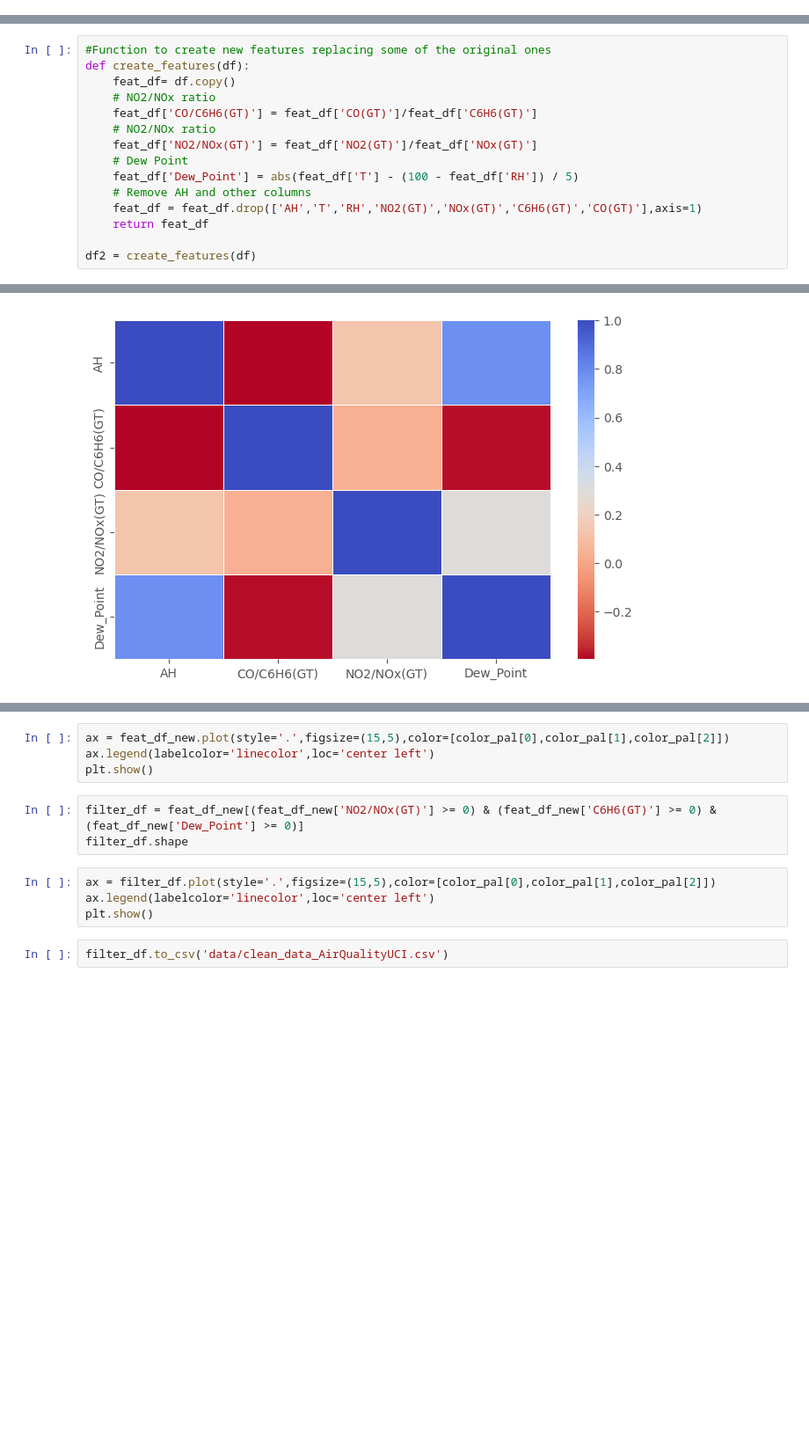
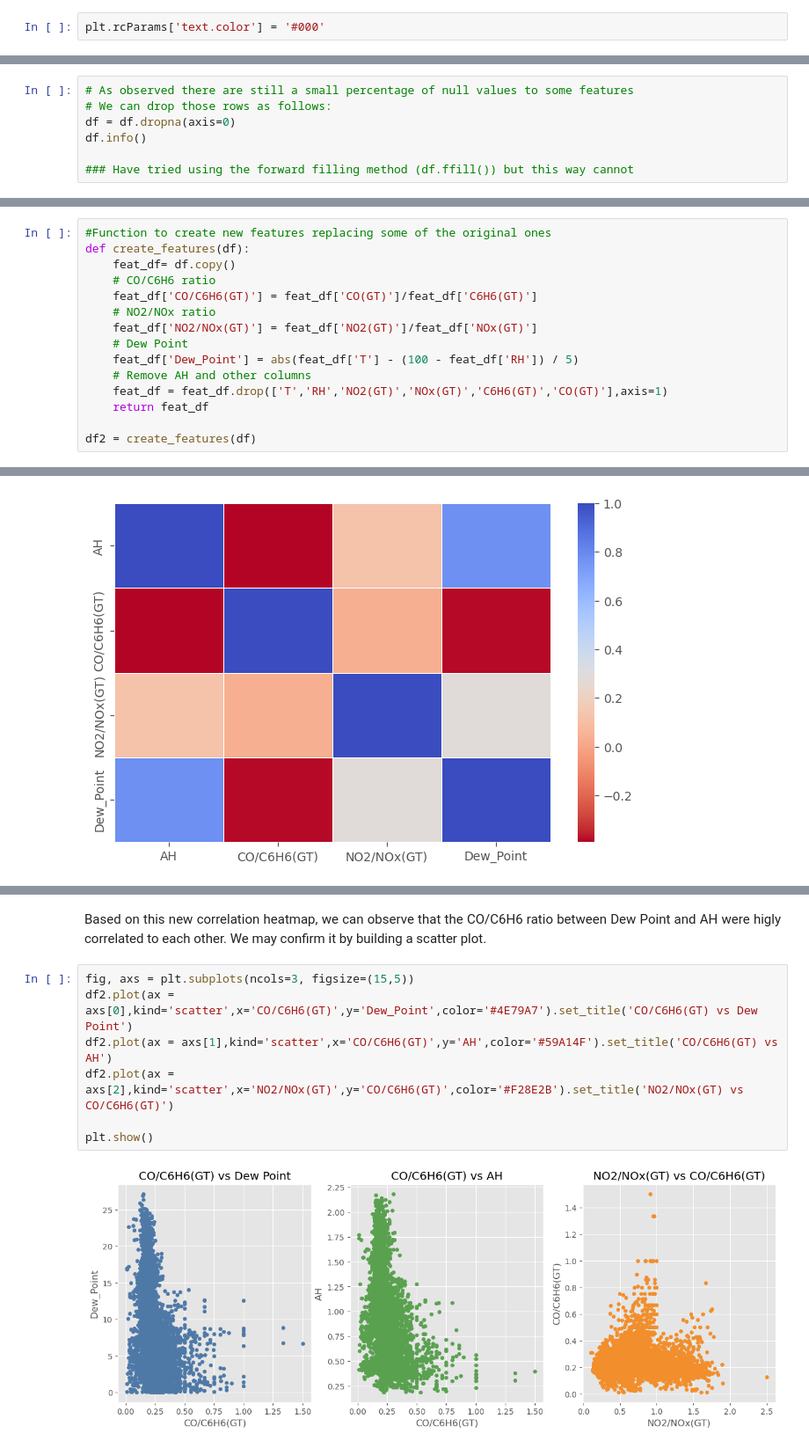
Before and after one commit to bryancastillo10/Machine-Learning-Projects, a Jupyter notebook: data_cleaning_air_quality.ipynb, the cells around one changed output, grey strips where cells are left out. Shown at 88% size. Cells and saved outputs as stored; diff of their text form; blank space fills up the shorter version.

```diff
--- a/data_cleaning_air_quality.ipynb
+++ b/data_cleaning_air_quality.ipynb
@@ -27,6 +27,8 @@ import seaborn as sns
 
 color_pal = sns.color_palette()
 plt.style.use('ggplot')
+# %%
+plt.rcParams['text.color'] = '#000'
 # %%
 df = pd.read_csv('data/AirQualityUCI.csv',sep=';')
 df.info()
@@ -137,3 +139,10 @@ NO2(GT) : 0.18540808784711224
 T : 0.05068102629078239
 RH : 0.05068102629078239
 AH : 0.05068102629078239
+# %%
+# As observed there are still a small percentage of null values to some features
+# We can drop those rows as follows:
+df = df.dropna(axis=0)
+df.info()
+
+### Have tried using the forward filling method (df.ffill()) but this way cannot
@@ -155,14 +178,14 @@ $T_d = T-\frac{{100 - RH}}{5}$
 #Function to create new features replacing some of the original ones
 def create_features(df):
     feat_df= df.copy()
-    # NO2/NOx ratio
+    # CO/C6H6 ratio
     feat_df['CO/C6H6(GT)'] = feat_df['CO(GT)']/feat_df['C6H6(GT)']
     # NO2/NOx ratio
     feat_df['NO2/NOx(GT)'] = feat_df['NO2(GT)']/feat_df['NOx(GT)']
     # Dew Point
     feat_df['Dew_Point'] = abs(feat_df['T'] - (100 - feat_df['RH']) / 5)
     # Remove AH and other columns
-    feat_df = feat_df.drop(['AH','T','RH','NO2(GT)','NOx(GT)','C6H6(GT)','CO(GT)'],axis=1)
+    feat_df = feat_df.drop(['T','RH','NO2(GT)','NOx(GT)','C6H6(GT)','CO(GT)'],axis=1)
     return feat_df
 
 df2 = create_features(df)
@@ -180,13 +199,11 @@ feat_df_new = feat_df_new.drop('NMHC/CO(GT)',axis=1).copy()
-# %%
-ax = feat_df_new.plot(style='.',figsize=(15,5),color=[color_pal[0],color_pal[1],color_pal[2]])
-ax.legend(labelcolor='linecolor',loc='center left')
-plt.show()
-# %%
-filter_df = feat_df_new[(feat_df_new['NO2/NOx(GT)'] >= 0) & (feat_df_new['C6H6(GT)'] >= 0) & (feat_df_new['Dew_Point'] >= 0)]
-filter_df.shape
-# %%
-ax = filter_df.plot(style='.',figsize=(15,5),color=[color_pal[0],color_pal[1],color_pal[2]])
-ax.legend(labelcolor='linecolor',loc='center left')
-plt.show()
-# %%
-filter_df.to_csv('data/clean_data_AirQualityUCI.csv')
+# %% [markdown]
+<p style="text-align:justify;">Based on this new correlation heatmap, we can observe that the CO/C6H6 ratio between Dew Point and AH were higly correlated to each other. We may confirm it by building a scatter plot.</p>
+# %%
+fig, axs = plt.subplots(ncols=3, figsize=(15,5))
+df2.plot(ax = axs[0],kind='scatter',x='CO/C6H6(GT)',y='Dew_Point',color='#4E79A7').set_title('CO/C6H6(GT) vs Dew Point')
+df2.plot(ax = axs[1],kind='scatter',x='CO/C6H6(GT)',y='AH',color='#59A14F').set_title('CO/C6H6(GT) vs AH')
+df2.plot(ax = axs[2],kind='scatter',x='NO2/NOx(GT)',y='CO/C6H6(GT)',color='#F28E2B').set_title('NO2/NOx(GT) vs CO/C6H6(GT)')
+
+plt.show()
+# %% [output]
+[figure, added]
```
Also changed, not shown: parts of 23 cells of this notebook, 1 other file.
